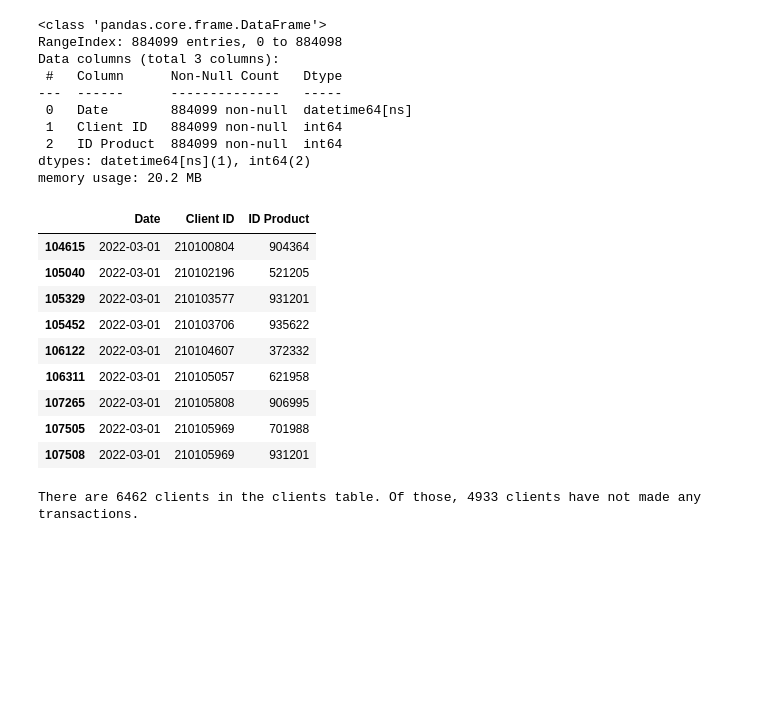
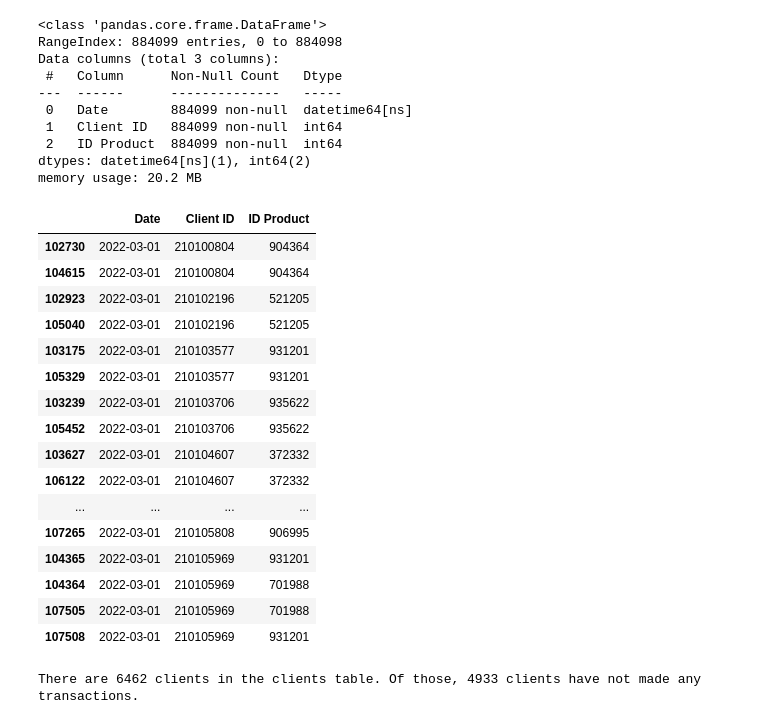
Before and after one commit to philippedut/BC_DA_Rechio, a Jupyter notebook: Notebooks/Main.ipynb, the cells around one changed output. Cells and saved outputs as stored; diff of their text form; code cells hidden in the pictures; blank space fills up the shorter version.

```diff
--- a/Notebooks/Main.ipynb
+++ b/Notebooks/Main.ipynb
@@ -247,16 +368,23 @@ dtypes: datetime64[ns](1), int64(2)
 memory usage: 20.2 MB
 # %%
 # checking for duplicate rows
-transactions[transactions.duplicated()]
+transactions[transactions.duplicated(keep=False)].sort_values('Client ID')
 # %% [output]
 |  | Date | Client ID | ID Product |
+| 102730 | 2022-03-01 | 210100804 | 904364 |
 | 104615 | 2022-03-01 | 210100804 | 904364 |
+| 102923 | 2022-03-01 | 210102196 | 521205 |
 | 105040 | 2022-03-01 | 210102196 | 521205 |
+| 103175 | 2022-03-01 | 210103577 | 931201 |
 | 105329 | 2022-03-01 | 210103577 | 931201 |
+| 103239 | 2022-03-01 | 210103706 | 935622 |
 | 105452 | 2022-03-01 | 210103706 | 935622 |
+| 103627 | 2022-03-01 | 210104607 | 372332 |
 | 106122 | 2022-03-01 | 210104607 | 372332 |
-| 106311 | 2022-03-01 | 210105057 | 621958 |
+| ... | ... | ... | ... |
 | 107265 | 2022-03-01 | 210105808 | 906995 |
+| 104365 | 2022-03-01 | 210105969 | 931201 |
+| 104364 | 2022-03-01 | 210105969 | 701988 |
 | 107505 | 2022-03-01 | 210105969 | 701988 |
 | 107508 | 2022-03-01 | 210105969 | 931201 |
 # %%
```
Also changed, not shown: parts of 18 cells of this notebook.
